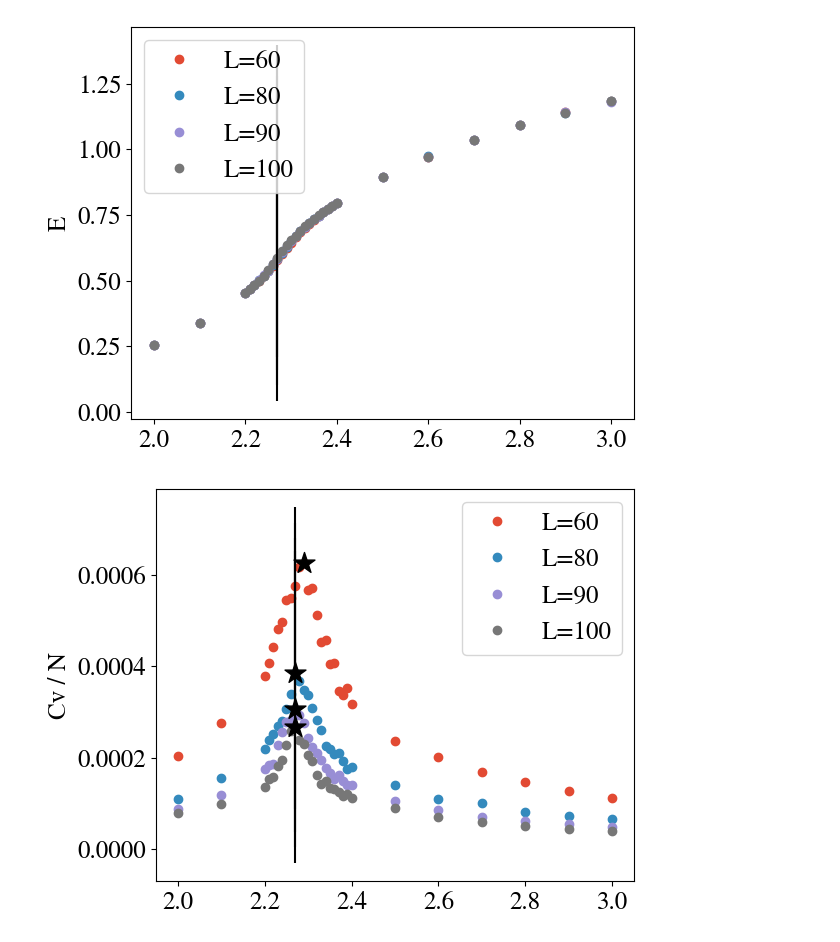
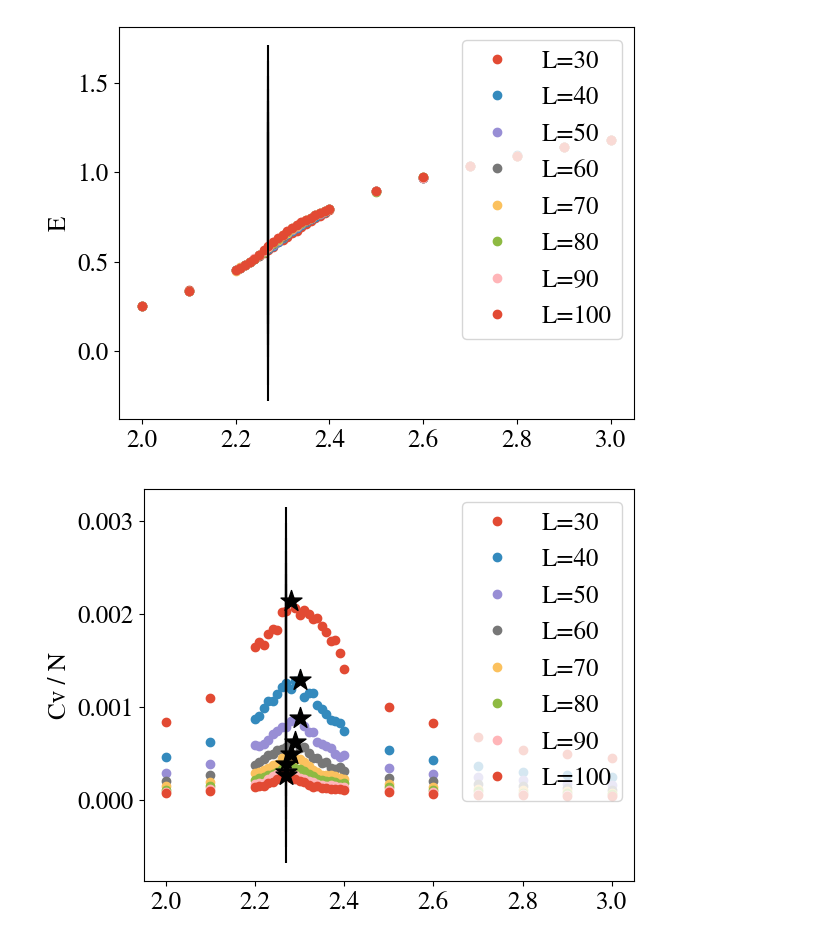
Before and after one commit to acevedo-s/BID, a Jupyter notebook: Ising-Square/thermo/plot.ipynb, the cells around one changed output. Cells and saved outputs as stored; diff of their text form; code cells hidden in the pictures.

```diff
--- a/Ising-Square/thermo/plot.ipynb
+++ b/Ising-Square/thermo/plot.ipynb
@@ -26,11 +26,14 @@ eps = 1E-5
 geometry = 'Ising-square'
 
 L_list = [60,80,90,100]
+L_list = np.arange(30,100+1,10,dtype=int)
 figE,axE = plt.subplots(1)
 figfE,axfE = plt.subplots(1)
 figM,axM = plt.subplots(1)
 figfM,axfM = plt.subplots(1)
 start = 0
+Tcs_Cv = np.zeros(shape=(len(L_list)))
+# Tcs_Xi = np.zeros(shape=(len(L_list)))
 for L_id,L in enumerate(L_list):
   T_list,E_mean,fE = np.loadtxt(resultsfolder + f'E_L{L}.txt',unpack=True)[:,start:]
   T_list,M_mean,fM = np.loadtxt(resultsfolder + f'M_L{L}.txt',unpack=True)[:,start:]
@@ -54,6 +57,7 @@ for L_id,L in enumerate(L_list):
           label = f'{L=}'
           )
   Tc_id = np.argmax(fE)
+  Tcs_Cv[L_id] = T_list[Tc_id]
   axfE.scatter(T_list[Tc_id],fE[Tc_id]/L**2,marker='*',color='black',zorder=2,s=250)
   axfM.plot(T_list,
           fM/L**2,
@@ -71,32 +75,32 @@ for L_id,L in enumerate(L_list):
              axfE.get_ylim()[0],
              axfE.get_ylim()[1],
              color='black')
   axfM.vlines(Tc,
              axfM.get_ylim()[0],
              axfM.get_ylim()[1],
              color='black')
   axE.vlines(Tc,
              axE.get_ylim()[0],
              axE.get_ylim()[1],
              color='black')
   axM.vlines(Tc,
              axM.get_ylim()[0],
              axM.get_ylim()[1],
              color='black')
   axE.legend()
   axfE.legend()
   axM.legend()
   axfM.legend()
   axE.set_ylabel('E')
   axM.set_ylabel('M')
   axfE.set_ylabel('Cv / N')
 
 
 plt.show()
   # figE.savefig(fname=f'{resultsfolder}E.pdf')
   # figfE.savefig(fname=f'{resultsfolder}fE.pdf')
   # figM.savefig(fname=f'{resultsfolder}M.pdf')
   # figfM.savefig(fname=f'{resultsfolder}fM.pdf')
 # %% [output]
-[figure, old version]
+[figure, new version]
-[figure, old version]
+[figure, new version]
```
Also changed, not shown: parts of 2 cells of this notebook, 18 other files.
